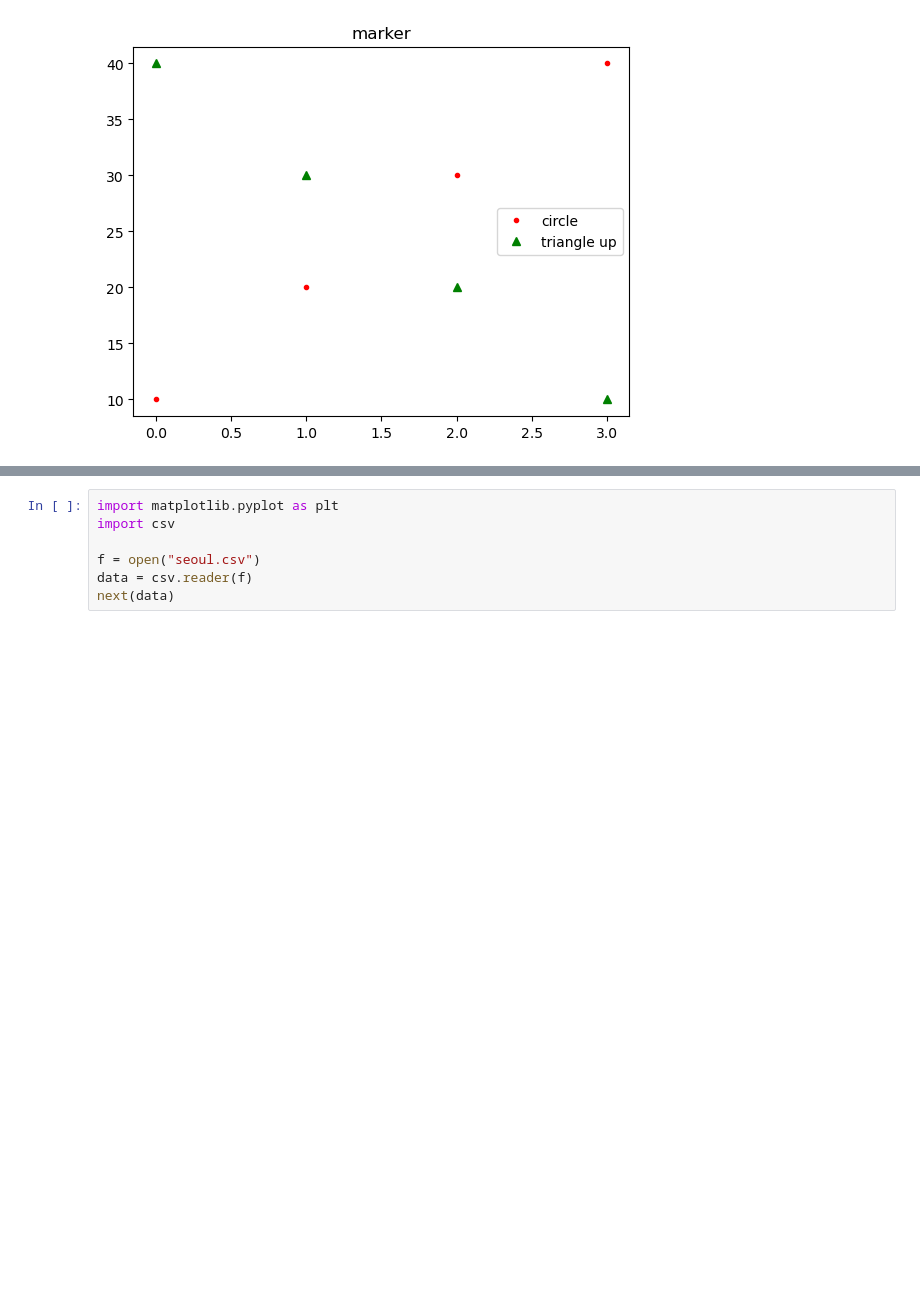
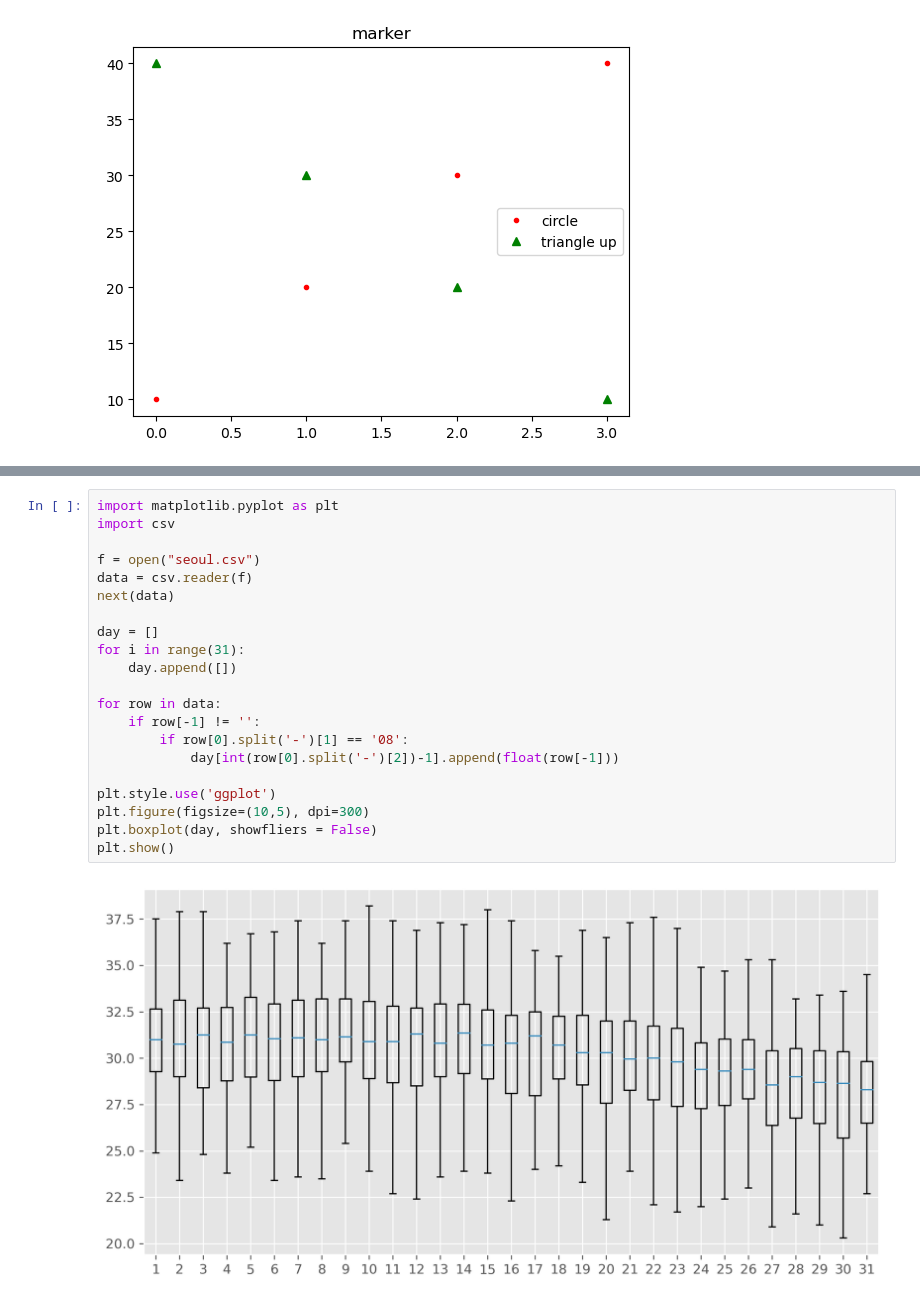
Before and after one commit to jja2031/23_mega_python3_project, a Jupyter notebook: 김강희/data_project/unit02_01.ipynb, the cells around one changed output, grey strips where cells are left out. Saved outputs shown, nothing was run; the diff lists cells and outputs as text; blank space fills up the shorter version.

```diff
--- a/김강희/data_project/unit02_01.ipynb
+++ b/김강희/data_project/unit02_01.ipynb
@@ -46,7 +49,23 @@ plt.show()
 # %%
 import matplotlib.pyplot as plt
 import csv
 
 f = open("seoul.csv")
 data = csv.reader(f)
 next(data)
+
+day = []
+for i in range(31):
+    day.append([])
+
+for row in data:
+    if row[-1] != '':
+        if row[0].split('-')[1] == '08':
+            day[int(row[0].split('-')[2])-1].append(float(row[-1]))
+
+plt.style.use('ggplot')
+plt.figure(figsize=(10,5), dpi=300)
+plt.boxplot(day, showfliers = False)
+plt.show()
+# %% [output]
+[figure, added]
```
Also changed, not shown: parts of 3 cells of this notebook, 1 other file.
